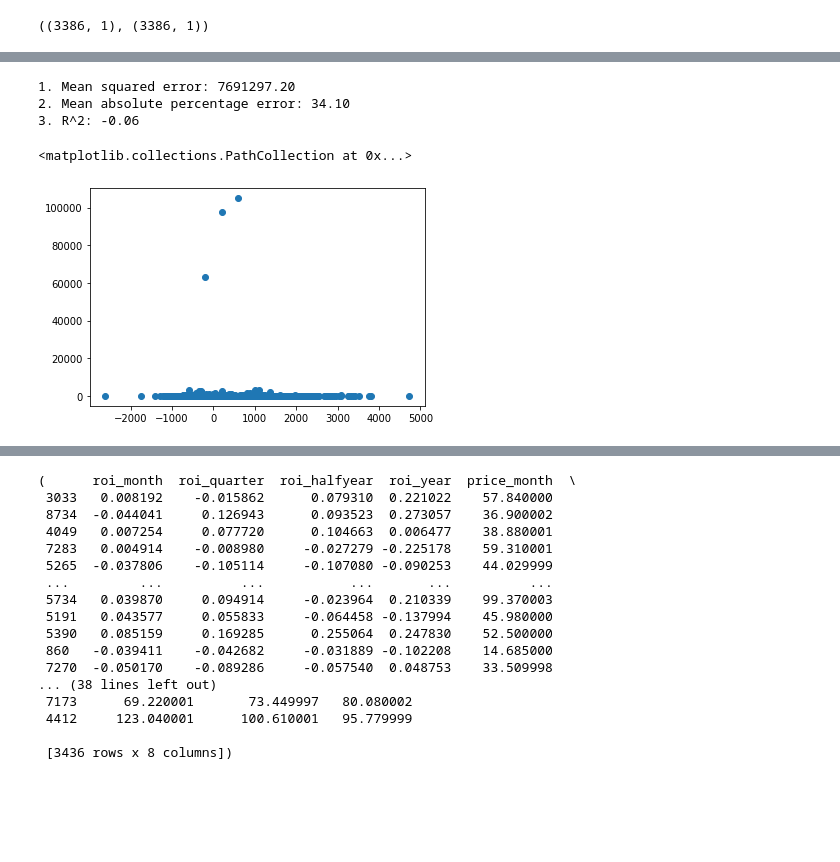
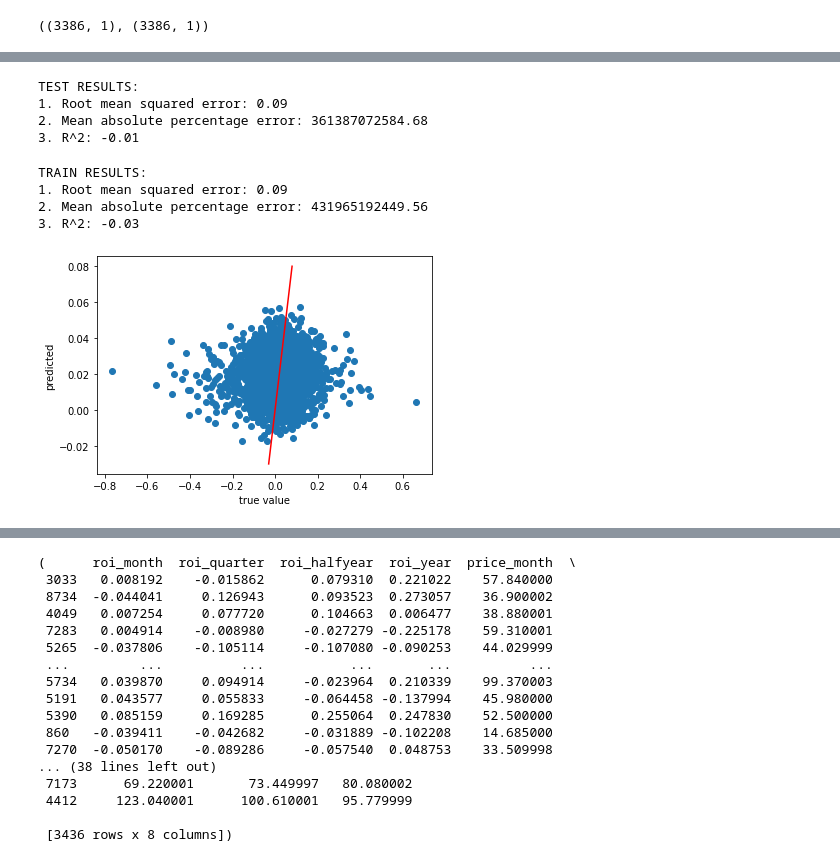
Before and after one commit to MilkSilk/ML_finance, a Jupyter notebook: advanced_modelling_LSTM.ipynb, the cells around one changed output, grey strips where cells are left out. Cells and saved outputs as stored; diff of their text form; code cells hidden in the pictures; blank space fills up the shorter version.

Commit message:
3 advanced models

```diff
--- a/advanced_modelling_prototype.ipynb
+++ b/advanced_modelling_LSTM.ipynb
@@ -214,12 +215,10 @@ n_features= X_train.shape[1]
 
 
 model = keras.Sequential()
-model.add(layers.LSTM(128, activation='relu', input_shape=(input_size, n_features), return_sequences=True))
-model.add(layers.LSTM(32, activation='relu', input_shape=(input_size, n_features), return_sequences=True))
+model.add(layers.LSTM(64, activation='relu', input_shape=(input_size, n_features), return_sequences=True))
+model.add(layers.LSTM(16, activation='relu', input_shape=(input_size, n_features), return_sequences=True))
 model.add(layers.LSTM(8, activation='relu', input_shape=(input_size, n_features)))
-# model.add(layers.Dense(100))
-# model.add(layers.Dropout(0.3))
-model.add(layers.Dense(10))
+model.add(layers.Dense(64))
 model.add(layers.Dense(1))
 model.compile(optimizer='adam', loss='mse')
 model.summary()
@@ -248,4 +257,4 @@ KeyboardInterrupt:
 # %%
-test_generator = TimeseriesGenerator(scaled_X_test, np.zeros(len(X_test)), length=input_size, batch_size=32)
+test_generator = TimeseriesGenerator(scaled_X_test, np.zeros(len(X_test)), length=input_size, batch_size=batch_size)
 y_pred_scaled = model.predict(test_generator)
 # %% [output]
@@ -257,8 +270,8 @@ y_test_data.shape, y_pred_scaled.shape, len(test_generator), "106*32 = "+str(106
 # %% [markdown]
 Remove last 50 observations from scaled_X_test
 # %%
-y_test_data = y_test_data[:-50]
-y_test_data.shape, y_pred_scaled.shape
+y_test_data_concat = y_test_data[:-input_size]
+y_test_data_concat.shape, y_pred_scaled.shape
 # %% [output]
 ((3386, 1), (3386, 1))
 # %%
@@ -266,2 +298,3 @@ y_pred = Yscaler.inverse_transform(y_pred_scaled)
 # %%
-results = pd.DataFrame({'y_true':y_test_data[y_chosen],'y_hat':y_pred.ravel()})
+results_test = pd.DataFrame({'y_true':y_test_data_concat[y_chosen], 'y_hat':y_pred.ravel()})
+results_train = pd.DataFrame({'y_true':y_train_data_concat[y_chosen], 'y_train_hat':y_train_pred.ravel()})
@@ -284,13 +317,31 @@ results
 # %%
-print("1. Root mean squared error: %.2f" % mean_squared_error(results["y_true"], results["y_hat"], squared=False))
-print("2. Mean absolute percentage error: %.2f" % mean_absolute_percentage_error(results["y_true"], results["y_hat"]))
-print("3. R^2: %.2f" % r2_score(results["y_true"], results["y_hat"]))
+print("TEST RESULTS:")
+print("1. Root mean squared error: %.2f" % mean_squared_error(results_test["y_true"], results_test["y_hat"], squared=False))
+print("2. Mean absolute percentage error: %.2f" % mean_absolute_percentage_error(results_test["y_true"], results_test["y_hat"]))
+print("3. R^2: %.2f" % r2_score(results_test["y_true"], results_test["y_hat"]))
 # %% [output]
-1. Mean squared error: 7691297.20
-2. Mean absolute percentage error: 34.10
-3. R^2: -0.06
+TEST RESULTS:
+1. Root mean squared error: 0.09
+2. Mean absolute percentage error: 361387072584.68
+3. R^2: -0.01
-# %%
-plt.scatter(results["y_hat"], results["y_true"])
-# %% [output]
-<matplotlib.collections.PathCollection at 0x...>
-[figure, removed]
+# %%
+print("TRAIN RESULTS:")
+print("1. Root mean squared error: %.2f" % mean_squared_error(results_train["y_true"], results_train["y_train_hat"], squared=False))
+print("2. Mean absolute percentage error: %.2f" % mean_absolute_percentage_error(results_train["y_true"], results_train["y_train_hat"]))
+print("3. R^2: %.2f" % r2_score(results_train["y_true"], results_train["y_train_hat"]))
+# %% [output]
+TRAIN RESULTS:
+1. Root mean squared error: 0.09
+2. Mean absolute percentage error: 431965192449.56
+3. R^2: -0.03
+# %%
+plt.scatter(results_test["y_true"], results_test["y_hat"])
+# plt.xlim(-0.8, 0.7)
+# plt.ylim(-0.8, 0.7)
+plt.xlabel("true value")
+plt.ylabel("predicted")
+plt.plot([-0.03, 0.08], [-0.03, 0.08], color='red')
+# plt.plot([-0.7, 0.6], [-0.7, 0.6], color='red')
+plt.show()
+# %% [output]
+[figure, added]
```
Also changed, not shown: parts of 17 cells of this notebook, 2 other files.
